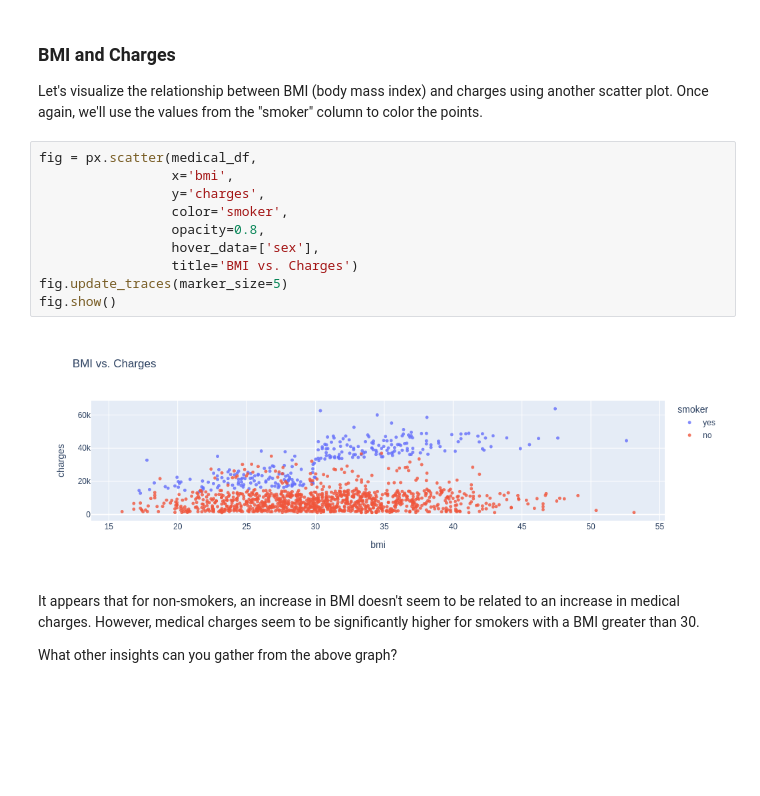
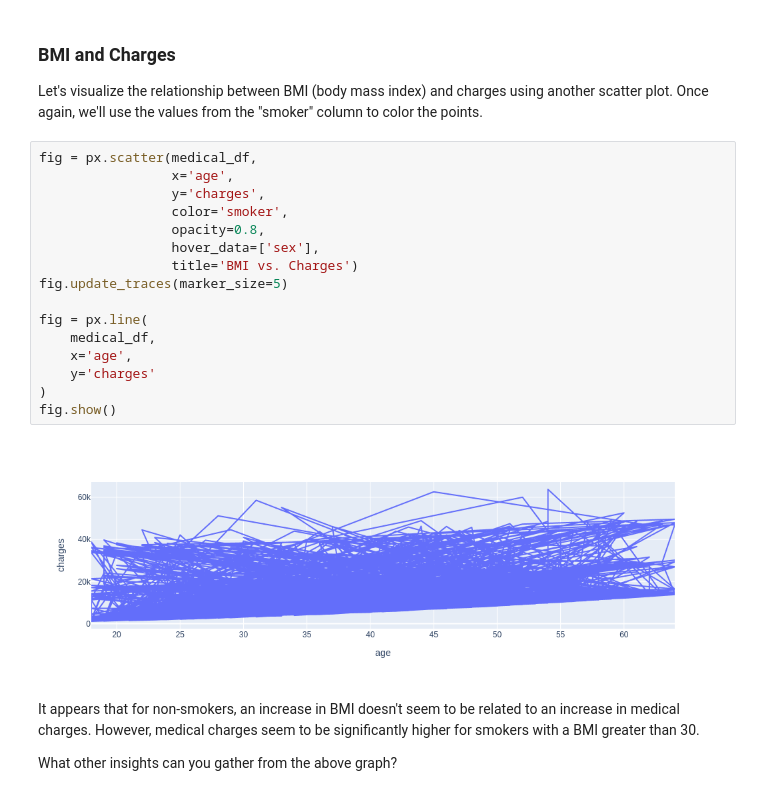
Before and after one commit to geff-ghost/notebooks, a Jupyter notebook: Machine-Learning/lesson-1-linear-regression-with-scikit-learn.ipynb, the cells around one changed output. Cells and saved outputs as stored; diff of their text form; blank space fills up the shorter version.

```diff
--- a/Machine-Learning/lesson-1-linear-regression-with-scikit-learn.ipynb
+++ b/Machine-Learning/lesson-1-linear-regression-with-scikit-learn.ipynb
@@ -409,16 +409,22 @@ We can make the following observations from the above chart:
 Let's visualize the relationship between BMI (body mass index) and charges using another scatter plot. Once again, we'll use the values from the "smoker" column to color the points.
 # %%
 fig = px.scatter(medical_df,
-                 x='bmi',
+                 x='age',
                  y='charges',
                  color='smoker',
                  opacity=0.8,
                  hover_data=['sex'],
                  title='BMI vs. Charges')
 fig.update_traces(marker_size=5)
+
+fig = px.line(
+    medical_df,
+    x='age',
+    y='charges'
+)
 fig.show()
 # %% [output]
-[figure, old version]
+[figure, new version]
 # %% [markdown]
 It appears that for non-smokers, an increase in BMI doesn't seem to be related to an increase in medical charges. However, medical charges seem to be significantly higher for smokers with a BMI greater than 30.
 
```
Also changed, not shown: parts of 18 cells of this notebook, 1 other file.
